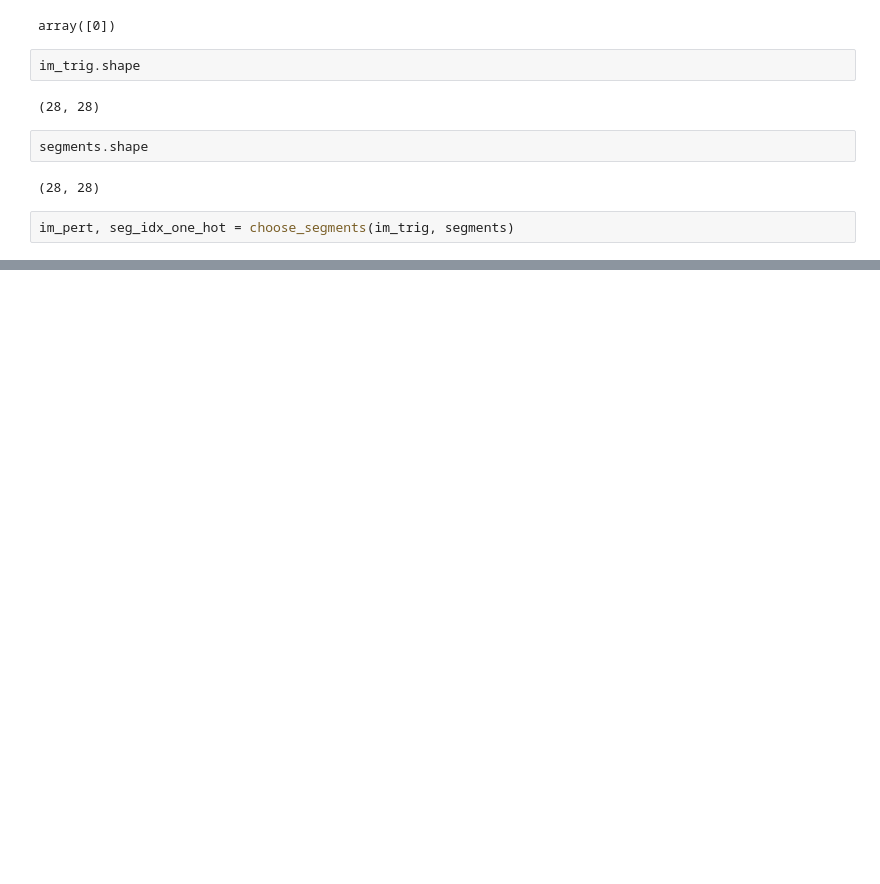
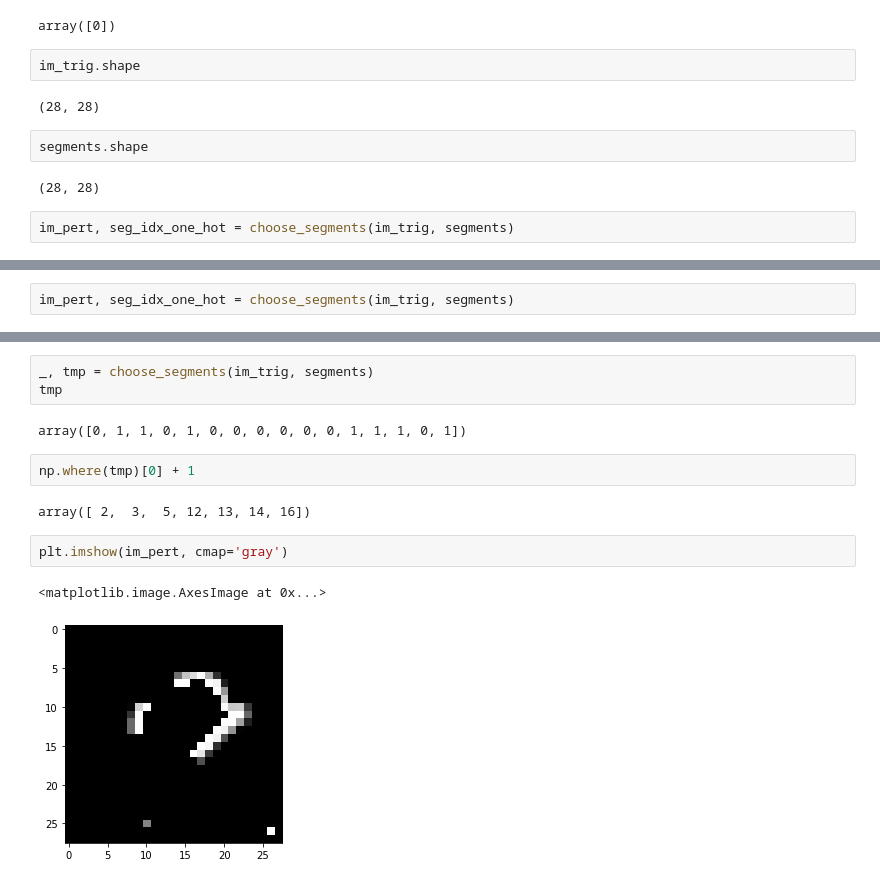
Before and after one commit to jonathanhuml/interpretable_citrus, a Jupyter notebook: TO_MNIST_BadNets.ipynb, the cells around one changed output, grey strips where cells are left out. Cells and saved outputs as stored; diff of their text form; blank space fills up the shorter version.

```diff
--- a/TO_MNIST_BadNets.ipynb
+++ b/TO_MNIST_BadNets.ipynb
@@ -488,3 +459,5 @@ plt.imshow(segments)
+# %%
+im_pert, seg_idx_one_hot = choose_segments(im_trig, segments)
 # %%
 def choose_segments(im, segments):
     """
@@ -515,0 +545,14 @@ def choose_segments(im, segments):
+# %%
+_, tmp = choose_segments(im_trig, segments)
+tmp
+# %% [output]
+array([0, 1, 1, 0, 1, 0, 0, 0, 0, 0, 0, 1, 1, 1, 0, 1])
+# %%
+np.where(tmp)[0] + 1
+# %% [output]
+array([ 2,  3,  5, 12, 13, 14, 16])
+# %%
+plt.imshow(im_pert, cmap='gray')
+# %% [output]
+<matplotlib.image.AxesImage at 0x...>
+[figure, added]
```
Also changed, not shown: parts of 26 cells of this notebook.
